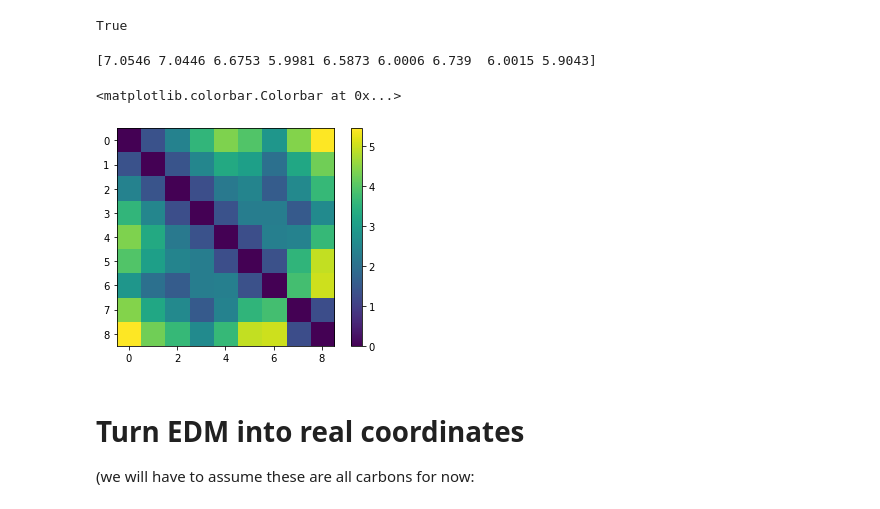
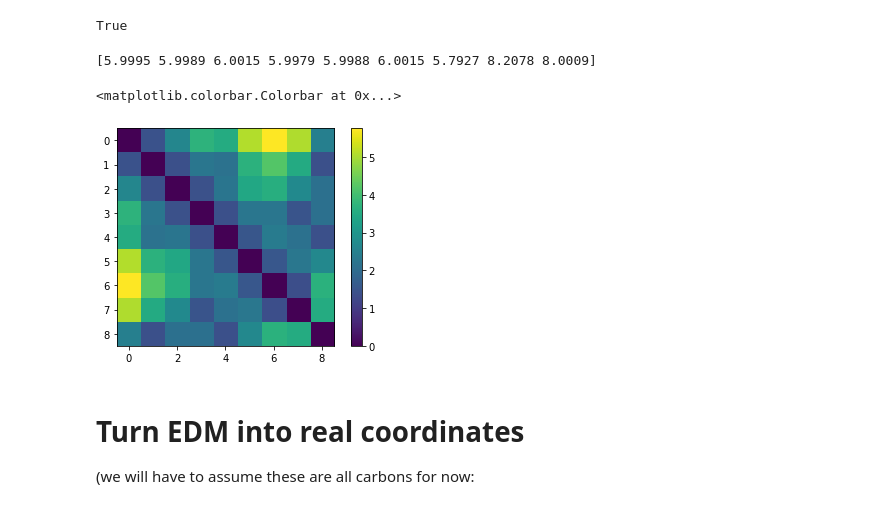
Before and after one commit to ljmartin/molgen, a Jupyter notebook: qm9.ipynb, the cells around one changed output. Saved outputs shown, nothing was run; the diff lists cells and outputs as text; code cells hidden in the pictures.

```diff
--- a/qm9.ipynb
+++ b/qm9.ipynb
@@ -69,3 +69,10 @@ Draw.MolsToGridImage(mols[:20], molsPerRow=6)
+# %%
+small_qm9 = open('small_dataset.smi', 'w')
+for mol in np.random.choice(np.array(mols), 200):
+    small_qm9.write(Chem.MolToSmiles(mol))
+    small_qm9.write('\n')
+
+small_qm9.close()
 # %%
 def getEDM(mol):
     #get 3d coords
@@ -136,25 +143,25 @@ plt.scatter(n_components, aics);
 # %% [output]
 [figure]
 # %%
-gmm = GaussianMixture(50, covariance_type='full', random_state=0)
+gmm = GaussianMixture(120, covariance_type='full', random_state=0)
 gmm.fit(data)
 print(gmm.converged_)
 # %% [output]
 True
 # %%
-data_new = np.array(gmm.sample(100)[0])[11]
+data_new = np.array(gmm.sample(100)[0])[12]
 atomidentities = data_new[-9:]
 print(np.around(atomidentities, 4))
 data_new = data_new[:-9]
 new_sample =squareform(pca.inverse_transform([data_new])[0])
 new_sample = new_sample-np.min(new_sample)
 
 plt.imshow(new_sample)
 plt.colorbar()
 # %% [output]
-[7.0546 7.0446 6.6753 5.9981 6.5873 6.0006 6.739  6.0015 5.9043]
+[5.9995 5.9989 6.0015 5.9979 5.9988 6.0015 5.7927 8.2078 8.0009]
 <matplotlib.colorbar.Colorbar at 0x...>
-[figure, old version]
+[figure, new version]
 # %% [markdown]
 # Turn EDM into real coordinates
 
```
Also changed, not shown: parts of 4 cells of this notebook.
